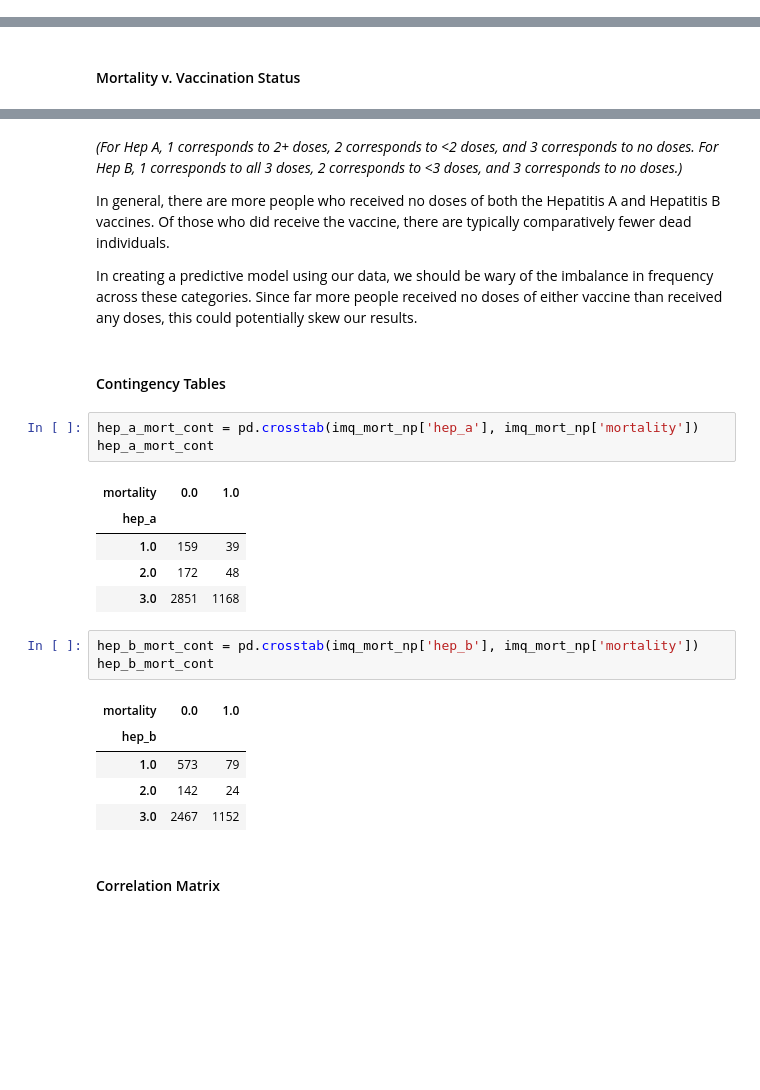
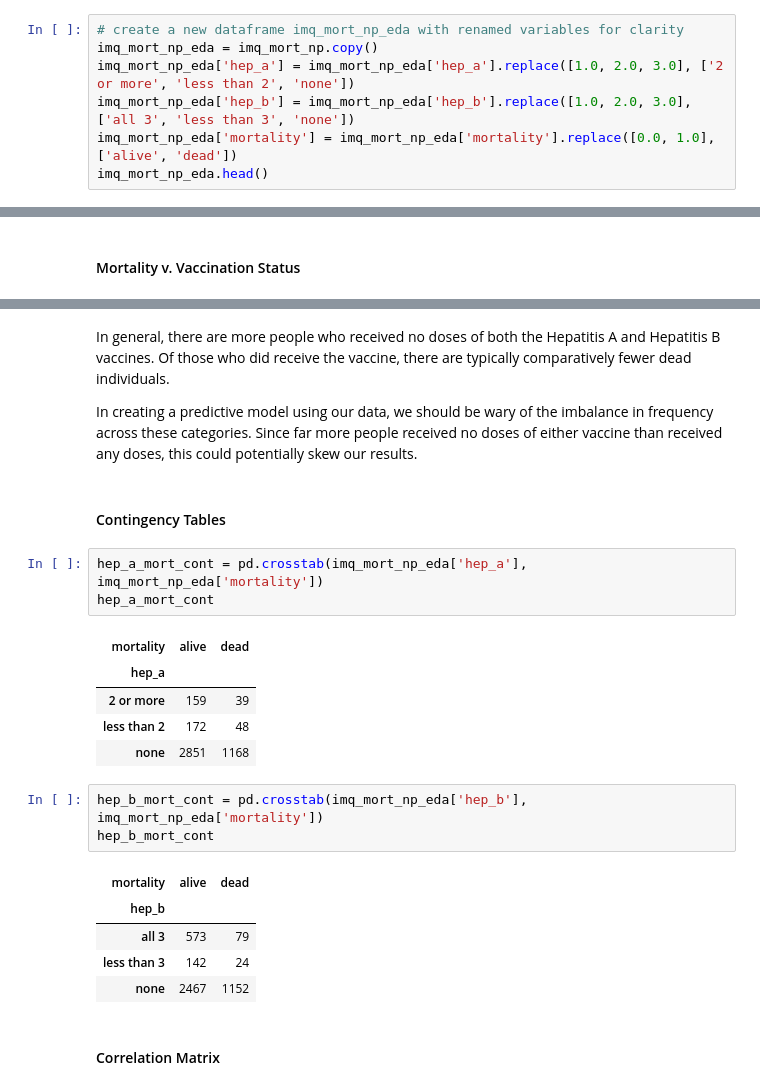
Before and after one commit to swt2vv/ds3021-project1, a Jupyter notebook: project_1_bsds.ipynb, the cells around one changed output, grey strips where cells are left out. Drawn from its saved outputs; the diff is of its cells as text; blank space fills up the shorter version.

```diff
--- a/project_1_bsds.ipynb
+++ b/project_1_bsds.ipynb
@@ -161,3 +161,10 @@ imq_mort_np.drop('SEQN',axis=1).describe()
 | max | 3.000000 | 3.000000 | 1.000000 | 20.833333 | 84.916667 | 104.666667 |
 # %% [markdown]
 #### Pairplot
+# %%
+# create a new dataframe imq_mort_np_eda with renamed variables for clarity
+imq_mort_np_eda = imq_mort_np.copy()
+imq_mort_np_eda['hep_a'] = imq_mort_np_eda['hep_a'].replace([1.0, 2.0, 3.0], ['2 or more', 'less than 2', 'none'])
+imq_mort_np_eda['hep_b'] = imq_mort_np_eda['hep_b'].replace([1.0, 2.0, 3.0], ['all 3', 'less than 3', 'none'])
+imq_mort_np_eda['mortality'] = imq_mort_np_eda['mortality'].replace([0.0, 1.0], ['alive', 'dead'])
+imq_mort_np_eda.head()
@@ -235,29 +248,27 @@ plt.show()
 # %% [markdown]
-*(For Hep A, 1 corresponds to 2+ doses, 2 corresponds to <2 doses, and 3 corresponds to no doses. For Hep B, 1 corresponds to all 3 doses, 2 corresponds to <3 doses, and 3 corresponds to no doses.)*
-
 In general, there are more people who received no doses of both the Hepatitis A and Hepatitis B vaccines. Of those who did receive the vaccine, there are typically comparatively fewer dead individuals.
 
 In creating a predictive model using our data, we should be wary of the imbalance in frequency across these categories. Since far more people received no doses of either vaccine than received any doses, this could potentially skew our results.
 # %% [markdown]
 #### Contingency Tables
 # %%
-hep_a_mort_cont = pd.crosstab(imq_mort_np['hep_a'], imq_mort_np['mortality'])
+hep_a_mort_cont = pd.crosstab(imq_mort_np_eda['hep_a'], imq_mort_np_eda['mortality'])
 hep_a_mort_cont
 # %% [output]
-| mortality | 0.0 | 1.0 |
+| mortality | alive | dead |
 | hep_a |  |  |
-| 1.0 | 159 | 39 |
-| 2.0 | 172 | 48 |
-| 3.0 | 2851 | 1168 |
+| 2 or more | 159 | 39 |
+| less than 2 | 172 | 48 |
+| none | 2851 | 1168 |
 # %%
-hep_b_mort_cont = pd.crosstab(imq_mort_np['hep_b'], imq_mort_np['mortality'])
+hep_b_mort_cont = pd.crosstab(imq_mort_np_eda['hep_b'], imq_mort_np_eda['mortality'])
 hep_b_mort_cont
 # %% [output]
-| mortality | 0.0 | 1.0 |
+| mortality | alive | dead |
 | hep_b |  |  |
-| 1.0 | 573 | 79 |
-| 2.0 | 142 | 24 |
-| 3.0 | 2467 | 1152 |
+| all 3 | 573 | 79 |
+| less than 3 | 142 | 24 |
+| none | 2467 | 1152 |
 # %% [markdown]
 #### Correlation Matrix
 # %%
```
Also changed, not shown: parts of 15 cells of this notebook.
